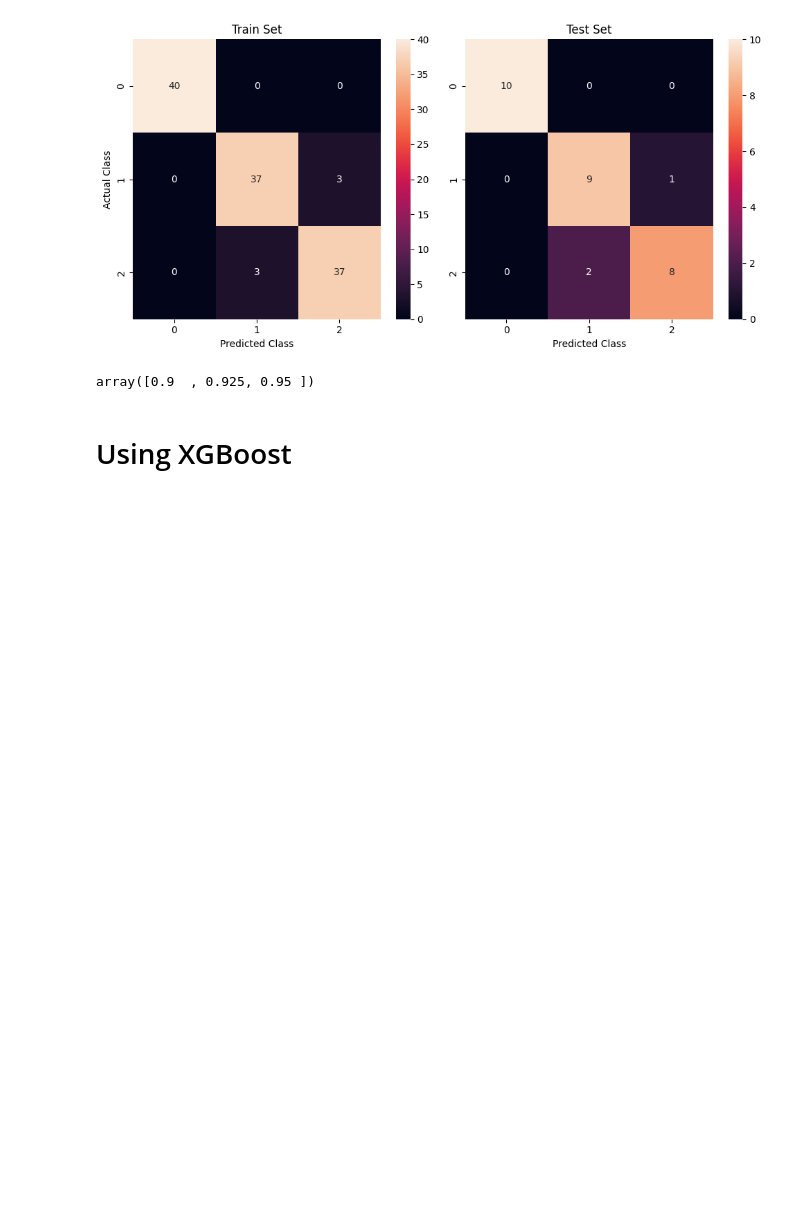
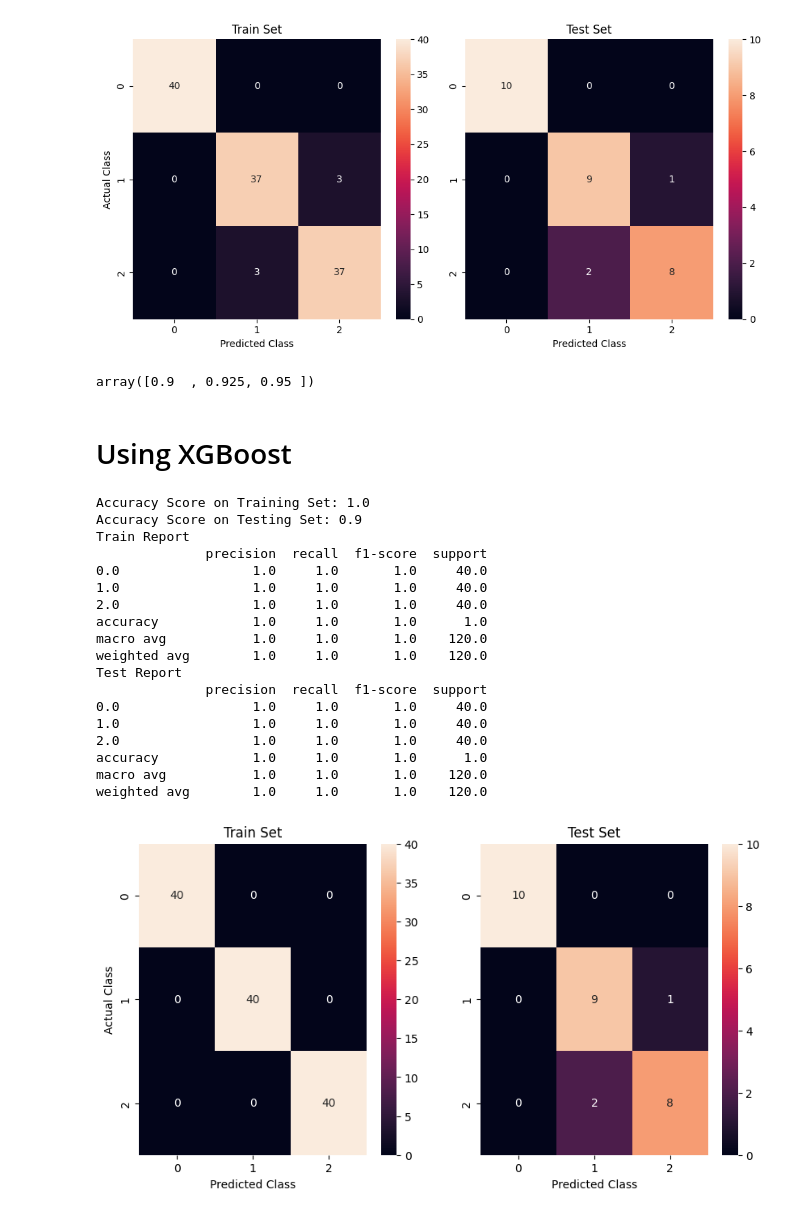
Before and after one commit to Manan-Parakh/CBTCIP-, a Jupyter notebook: IRIS/Iris_Flower_Classification.ipynb, the cells around one changed output. Saved outputs shown, nothing was run; the diff lists cells and outputs as text; code cells hidden in the pictures; blank space fills up the shorter version.

```diff
--- a/IRIS/Iris_Flower_Classification.ipynb
+++ b/IRIS/Iris_Flower_Classification.ipynb
@@ -203,7 +203,7 @@ from sklearn.metrics import f1_score
 from sklearn.metrics import confusion_matrix
 from sklearn.model_selection import cross_val_score
 
-def model_perf(model):
+def model_perf(model, figsave = True):
   """ Take the model,
   1. Fit the training data,
   2. Get the metrics on trained data and test data
@@ -244,7 +244,8 @@ def model_perf(model):
   axes[0].set_xlabel('Predicted Class')
   axes[0].set_ylabel('Actual Class')
   axes[1].set_xlabel('Predicted Class')
-  save_fig(str(model) + " Report")
+  if figsave:
+    save_fig(str(model) + " Report")
 # %% [markdown]
 # Random Forest Classifier
 # %%
@@ -515,0 +507,25 @@ grid_xgb.best_params_
+# %%
+import xgboost
+xgb_clf = xgboost.XGBClassifier()
+model_perf(xgb_clf, figsave = False)
+# It Overfits, let's tune the hyperparamters
+# %% [output]
+Accuracy Score on Training Set: 1.0
+Accuracy Score on Testing Set: 0.9
+Train Report
+              precision  recall  f1-score  support
+0.0                 1.0     1.0       1.0     40.0
+1.0                 1.0     1.0       1.0     40.0
+2.0                 1.0     1.0       1.0     40.0
+accuracy            1.0     1.0       1.0      1.0
+macro avg           1.0     1.0       1.0    120.0
+weighted avg        1.0     1.0       1.0    120.0
+Test Report
+              precision  recall  f1-score  support
+0.0                 1.0     1.0       1.0     40.0
+1.0                 1.0     1.0       1.0     40.0
+2.0                 1.0     1.0       1.0     40.0
+accuracy            1.0     1.0       1.0      1.0
+macro avg           1.0     1.0       1.0    120.0
+weighted avg        1.0     1.0       1.0    120.0
+[figure, added]
```
Also changed, not shown: parts of 6 cells of this notebook.
